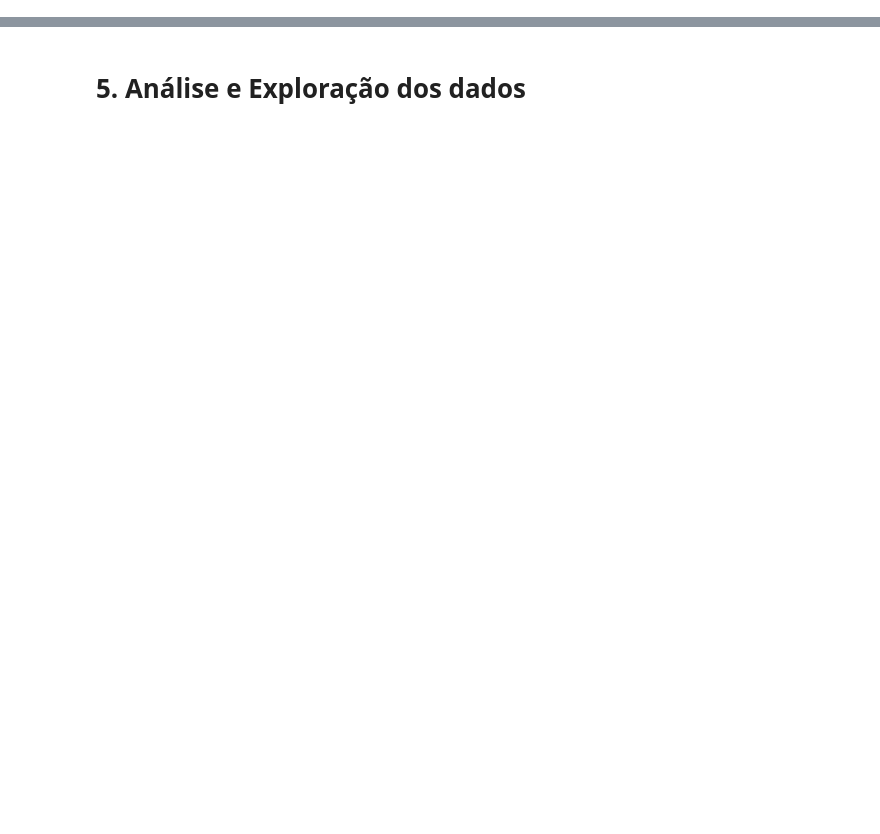
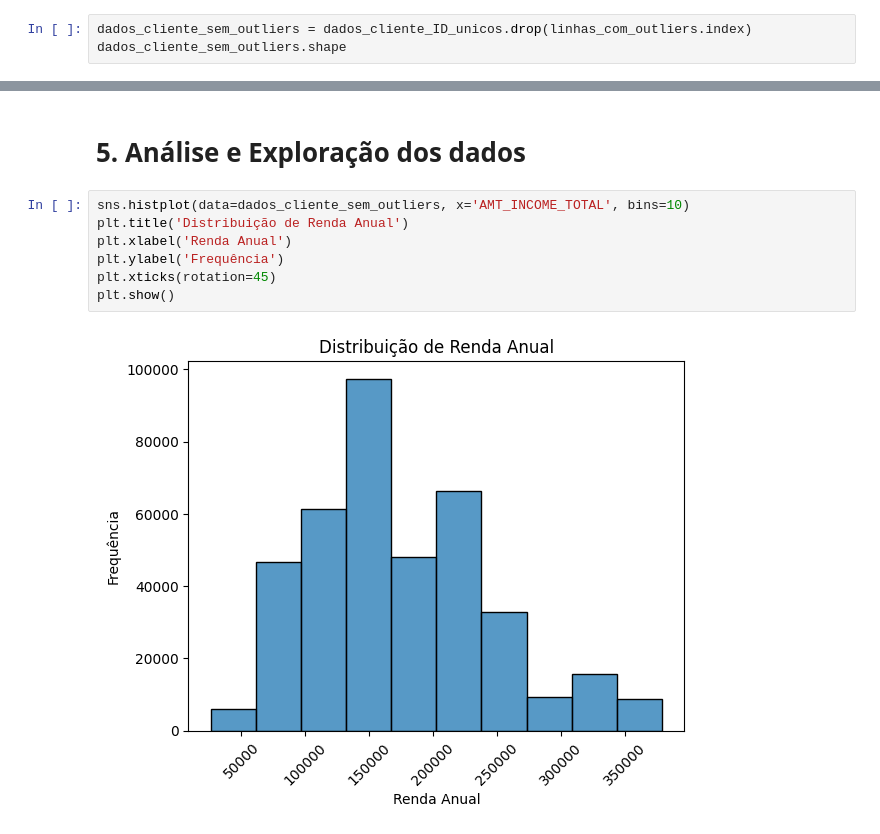
Before and after one commit to VitorFRodrigues/PUCMinas_DataScience, a Jupyter notebook: 06-Machine_Learning/Tarefas/Modulo_A/notebook/aprovacao_credito.ipynb, the cells around one changed output, grey strips where cells are left out. Cells and saved outputs as stored; diff of their text form; blank space fills up the shorter version.

```diff
--- a/06-Machine_Learning/Tarefas/Modulo_A/notebook/aprovacao_credito.ipynb
+++ b/06-Machine_Learning/Tarefas/Modulo_A/notebook/aprovacao_credito.ipynb
@@ -120,0 +323,3 @@ De modo análogo temos:
+# %%
+dados_cliente_sem_outliers = dados_cliente_ID_unicos.drop(linhas_com_outliers.index)
+dados_cliente_sem_outliers.shape
@@ -121,2 +381,11 @@ De modo análogo temos:
 # %% [markdown]
 # 5. Análise e Exploração dos dados
+# %%
+sns.histplot(data=dados_cliente_sem_outliers, x='AMT_INCOME_TOTAL', bins=10)
+plt.title('Distribuição de Renda Anual')
+plt.xlabel('Renda Anual')
+plt.ylabel('Frequência')
+plt.xticks(rotation=45)
+plt.show()
+# %% [output]
+[figure, added]
```
Also changed, not shown: parts of 36 cells of this notebook.
